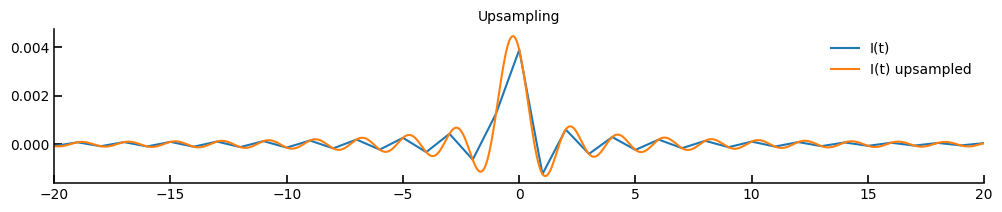
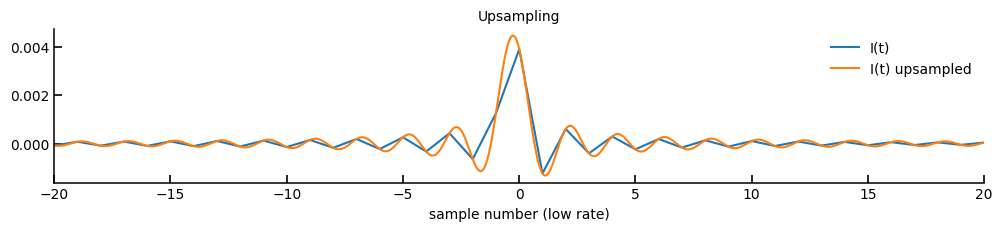
The notebook cell's code change between the first figure and the second:
--- before
+++ after
@@ -8,3 +8,4 @@
 # plt.plot(np.fft.fftshift(x2_rotated_downsampled.imag),label='Q(t)')
 plt.legend()
+plt.xlabel("sample number (low rate)")
 plt.xlim(-20,20)

Commit: minor update